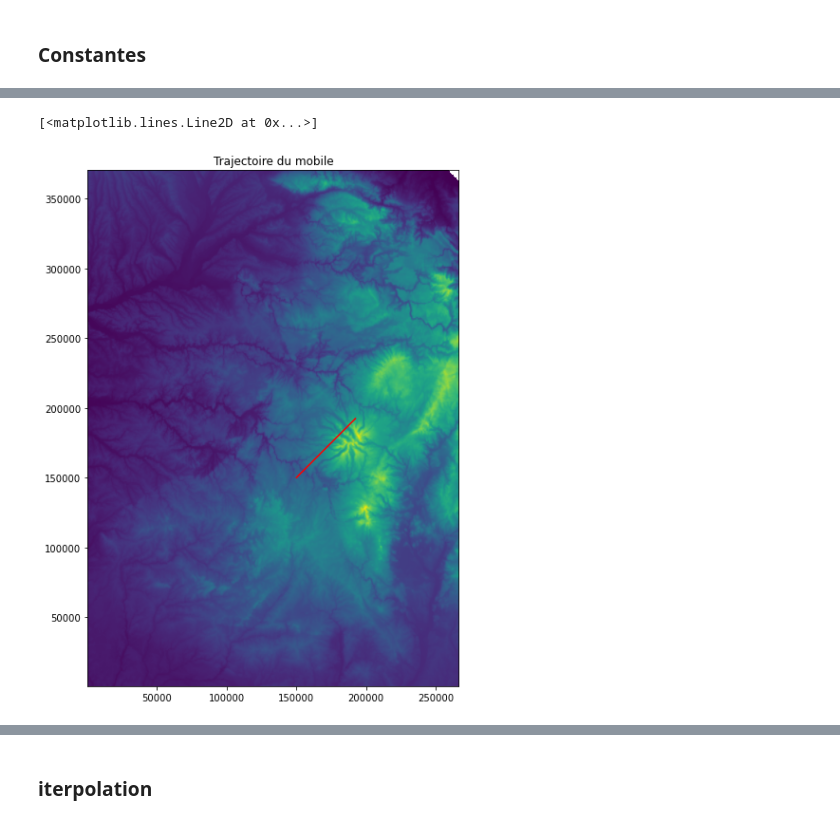
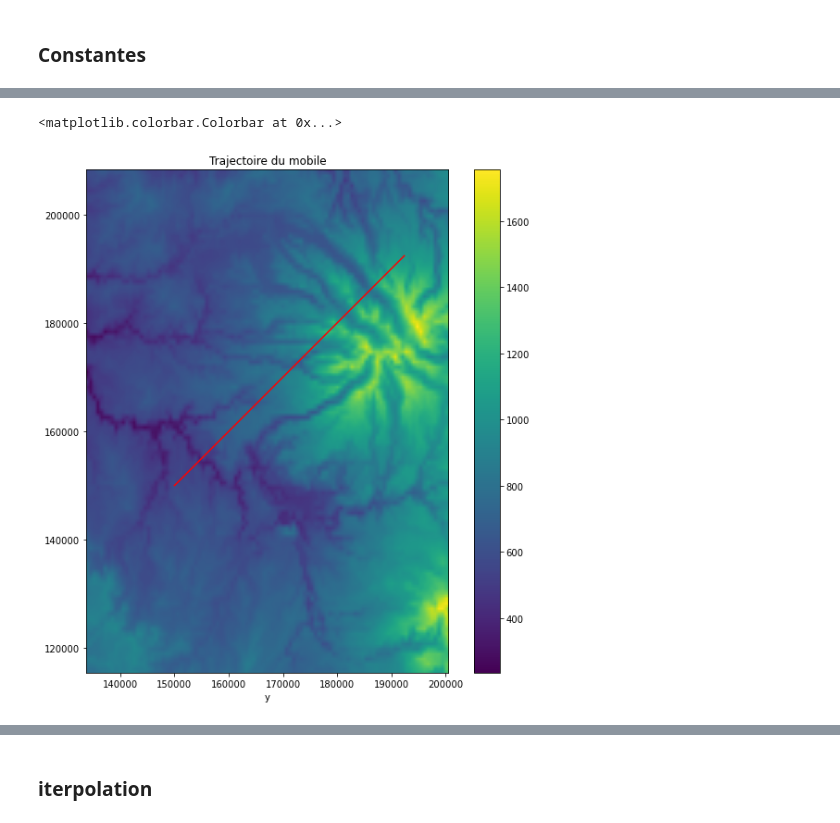
Before and after one commit to PaulAntoineLeveilley/filtrage-bay-sien, a Jupyter notebook: TP4/filtrage particulaire.ipynb, the cells around one changed output, grey strips where cells are left out. Cells and saved outputs as stored; diff of their text form; code cells hidden in the pictures.

```diff
--- a/TP4/filtrage particulaire.ipynb
+++ b/TP4/filtrage particulaire.ipynb
@@ -46,8 +47,9 @@ indice_y_min=350
 indice_y_max=550
 indice_x_min=400
 indice_x_max=600
-
-plt.imshow(h_mnt[indice_y_min:indice_y_max,indice_x_min:indice_x_max], extent = [x_mnt[0,indice_x_min],x_mnt[0,indice_x_max],y_mnt_1[indice_y_max],y_mnt_1[indice_y_min]])
+exten = [x_mnt[0,indice_x_min],x_mnt[0,indice_x_max],y_mnt_1[indice_y_max],y_mnt_1[indice_y_min]]
+h_red = h_mnt[indice_y_min:indice_y_max,indice_x_min:indice_x_max]
+plt.imshow(h_red, extent = exten)
 plt.show()
 # %% [output]
 [figure]
@@ -115,12 +120,15 @@ def dynamique(X0,phi,T):
 # %%
 trajectoire = dynamique(X0_vrai,phi,T)
 plt.figure(figsize = (10,10))
-plt.imshow(h_mnt,extent = [x_mnt[0,0],x_mnt[0,-1],y_mnt[0,0],y_mnt[0,-1]])
+plt.imshow(h_red,extent = exten)
 plt.title("Trajectoire du mobile")
+plt.xlabel("x")
+plt.xlabel("y")
 plt.plot(trajectoire[:,0],trajectoire[:,1],'r')
+plt.colorbar()
 # %% [output]
-[<matplotlib.lines.Line2D at 0x...>]
+<matplotlib.colorbar.Colorbar at 0x...>
-[figure, old version]
+[figure, new version]
 # %%
 def mesure_bruitee(trajectoire,sigma_bruit):
     n,p = np.shape(trajectoire)
```
Also changed, not shown: parts of 8 cells of this notebook, 2 other files.
